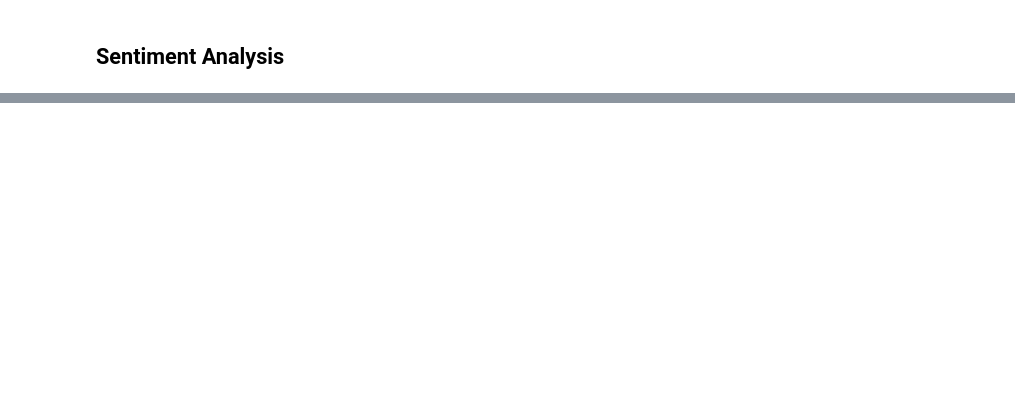
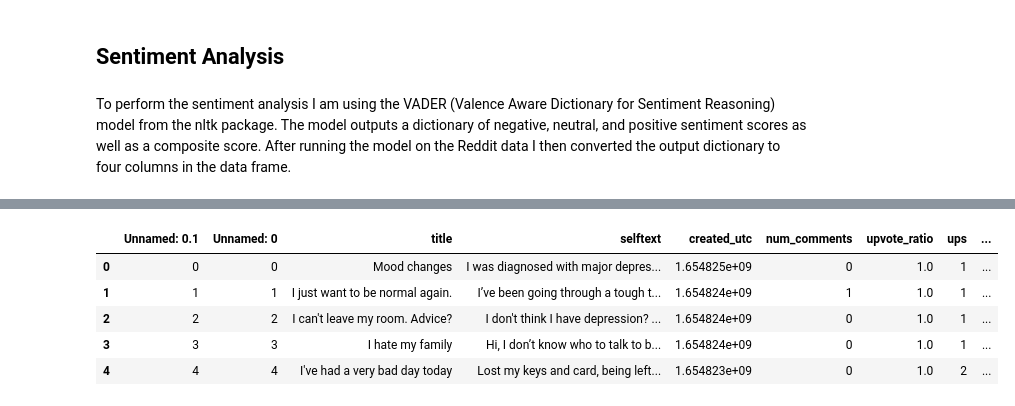
Before and after one commit to AnthonyCessna/Comp4447_Final_Project, a Jupyter notebook: FinalProject.ipynb, the cells around one changed output, grey strips where cells are left out. Drawn from its saved outputs; the diff is of its cells as text; code cells hidden in the pictures; blank space fills up the shorter version.

```diff
--- a/FinalProject.ipynb
+++ b/FinalProject.ipynb
@@ -183,2 +213,36 @@ posts_df["time"] = posts_df["created_utc"].apply(lambda x: convert_time(x))
 # %% [markdown]
 ## Sentiment Analysis
+# %% [markdown]
+To perform the sentiment analysis I am using the VADER (Valence Aware Dictionary for Sentiment Reasoning) model from the nltk package. The model outputs a dictionary of negative, neutral, and positive sentiment scores as well as a composite score. After running the model on the Reddit data I then converted the output dictionary to four columns in the data frame.
+# %%
+nltk.download('vader_lexicon')
+from nltk.sentiment.vader import SentimentIntensityAnalyzer
+
+sid = SentimentIntensityAnalyzer()
+
+posts_df['scores'] = posts_df['cleaned_text'].apply(lambda x: sid.polarity_scores(x))
+
+posts_df['compound']  = posts_df['scores'].apply(lambda score_dict: score_dict['compound'])
+
+posts_df['neg']  = posts_df['scores'].apply(lambda score_dict: score_dict['neg'])
+
+posts_df['neu']  = posts_df['scores'].apply(lambda score_dict: score_dict['neu'])
+
+posts_df['pos']  = posts_df['scores'].apply(lambda score_dict: score_dict['pos'])
+
+def sentiment(row):
+    if row >=.2 and row < .8:
+        return 'pos'
+    elif row >= .8:
+        return 'strong_pos'
+    elif row <= -.2 and row > -.8:
+        return 'neg'
+    elif row <= -.8:
+        return 'strong_neg'
+    else:
+        return 'neu'
+
+posts_df['comp_score'] = posts_df['compound'].apply(lambda x: sentiment(x))
+
+posts_df.head()
+# %% [output]
@@ -184,0 +252,6 @@ posts_df["time"] = posts_df["created_utc"].apply(lambda x: convert_time(x))
+|  | Unnamed: 0.1 | Unnamed: 0 | title | selftext | created_utc | num_comments | upvote_ratio | ups | ... |
+| 0 | 0 | 0 | Mood changes | I was diagnosed with major depres... | 1.654825e+09 | 0 | 1.0 | 1 | ... |
+| 1 | 1 | 1 | I just want to be normal again. | I’ve been going through a tough t... | 1.654824e+09 | 1 | 1.0 | 1 | ... |
+| 2 | 2 | 2 | I can't leave my room. Advice? | I don't think I have depression? ... | 1.654824e+09 | 0 | 1.0 | 1 | ... |
+| 3 | 3 | 3 | I hate my family | Hi, I don’t know who to talk to b... | 1.654824e+09 | 0 | 1.0 | 1 | ... |
+| 4 | 4 | 4 | I've had a very bad day today | Lost my keys and card, being left... | 1.654823e+09 | 0 | 1.0 | 2 | ... |
```
Also changed, not shown: parts of 10 cells of this notebook, 2 other files.
